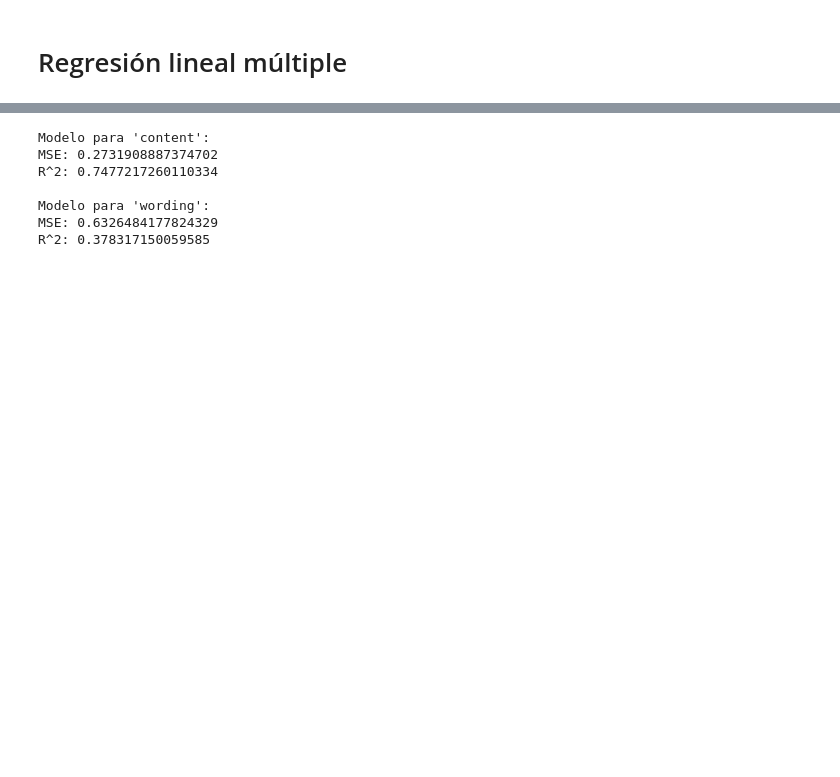
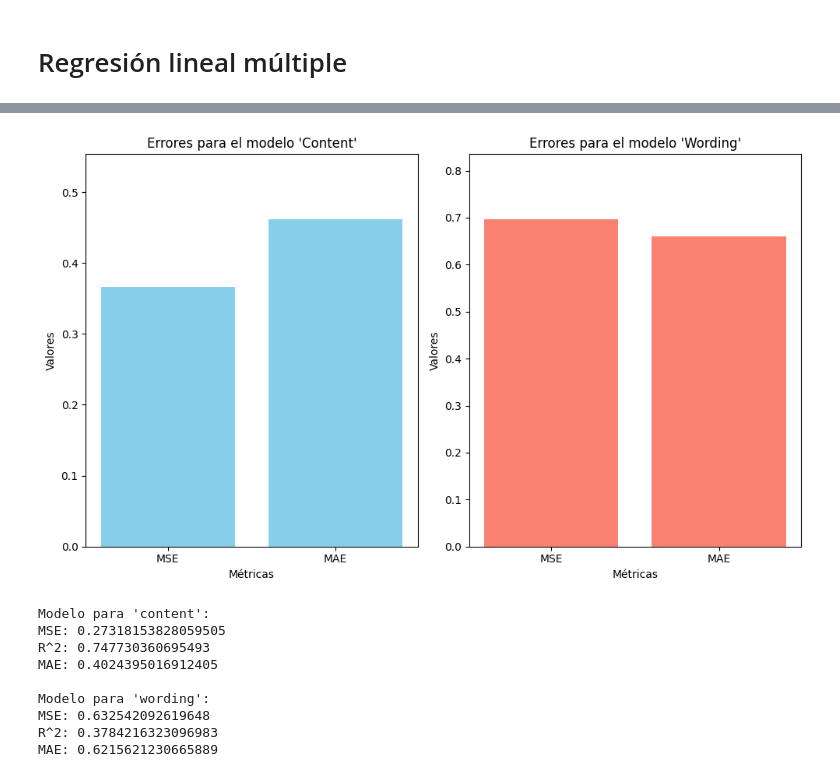
Before and after one commit to Kojimena/DS-P2, a Jupyter notebook: MLR.ipynb, the cells around one changed output, grey strips where cells are left out. Saved outputs shown, nothing was run; the diff lists cells and outputs as text; code cells hidden in the pictures; blank space fills up the shorter version.

```diff
--- a/MLR.ipynb
+++ b/MLR.ipynb
@@ -58,3 +83,31 @@ R^2: 0.31601047074818256
+# %%
+import matplotlib.pyplot as plt
+
+# Definir las métricas
+metrics = ['MSE', 'MAE']
+content_values = [content_mse, content_mae]
+wording_values = [wording_mse, wording_mae]
+
+plt.figure(figsize=(10, 6))
+
+plt.subplot(1, 2, 1)
+plt.bar(metrics, content_values, color='skyblue')
+plt.title("Errores para el modelo 'Content'")
+plt.xlabel("Métricas")
+plt.ylabel("Valores")
+plt.ylim(0, max(content_values) * 1.2)
+
+plt.subplot(1, 2, 2)
+plt.bar(metrics, wording_values, color='salmon')
+plt.title("Errores para el modelo 'Wording'")
+plt.xlabel("Métricas")
+plt.ylabel("Valores")
+plt.ylim(0, max(wording_values) * 1.2)
+
+plt.tight_layout()
+plt.show()
+# %% [output]
+[figure, added]
 # %%
 from sklearn.preprocessing import StandardScaler, PolynomialFeatures
 
@@ -85,23 +138,29 @@ y_wording_pred = model_wording.predict(X_val)
 # Evaluar los modelos
 content_mse = mean_squared_error(y_content_val, y_content_pred)
 content_r2 = r2_score(y_content_val, y_content_pred)
+content_mae = mean_absolute_error(y_content_val, y_content_pred)
 
 wording_mse = mean_squared_error(y_wording_val, y_wording_pred)
 wording_r2 = r2_score(y_wording_val, y_wording_pred)
+wording_mae = mean_absolute_error(y_wording_val, y_wording_pred)
 
 # Resultados de la evaluación
 print("\nModelo para 'content':")
 print(f"MSE: {content_mse}")
 print(f"R^2: {content_r2}")
+print(f"MAE: {content_mae}")
 
 print("\nModelo para 'wording':")
 print(f"MSE: {wording_mse}")
 print(f"R^2: {wording_r2}")
+print(f"MAE: {wording_mae}")
 # %% [output]
 Modelo para 'content':
-MSE: 0.2731908887374702
-R^2: 0.7477217260110334
+MSE: 0.27318153828059505
+R^2: 0.747730360695493
+MAE: 0.4024395016912405
 
 Modelo para 'wording':
-MSE: 0.6326484177824329
-R^2: 0.378317150059585
+MSE: 0.632542092619648
+R^2: 0.3784216323096983
+MAE: 0.6215621230665889
```
Also changed, not shown: parts of 7 cells of this notebook.
